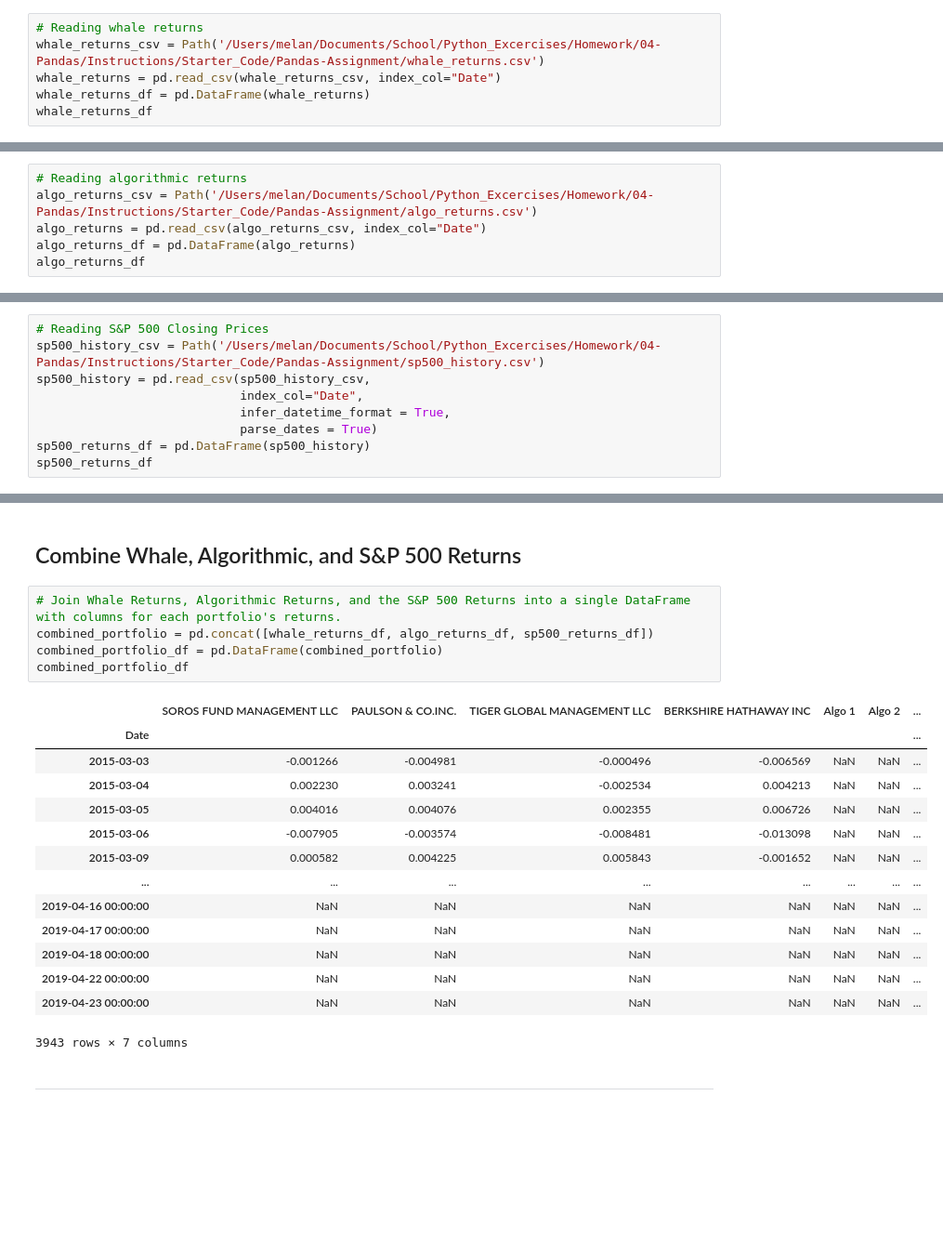
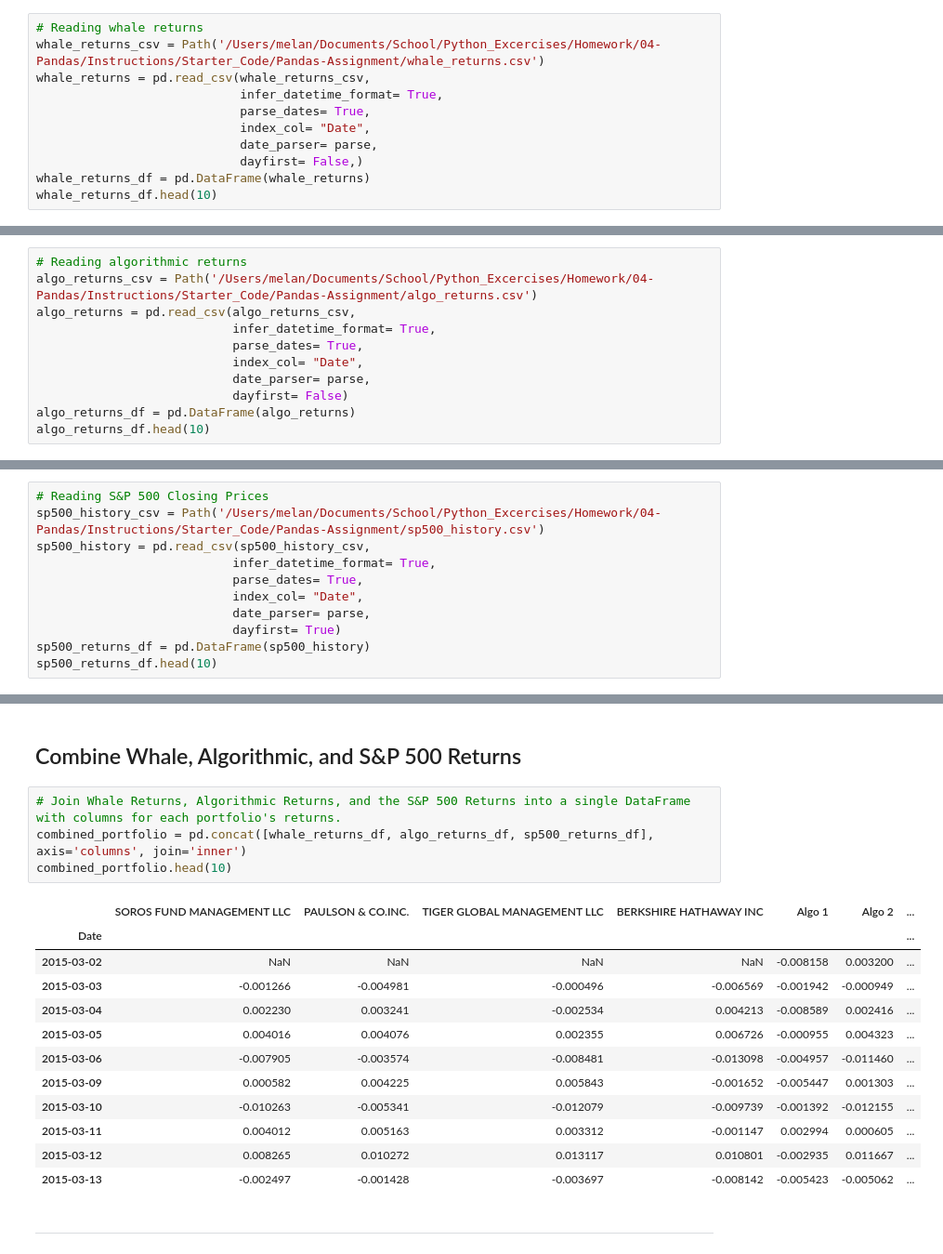
Before and after one commit to spla23/Pandas-Assignment, a Jupyter notebook: whale_analysis.ipynb, the cells around one changed output, grey strips where cells are left out. Shown at 93% size. Cells and saved outputs as stored; diff of their text form; blank space fills up the shorter version.

```diff
--- a/whale_analysis.ipynb
+++ b/whale_analysis.ipynb
@@ -30,9 +31,14 @@ Read the Whale Portfolio daily returns and clean the data
 # %%
 # Reading whale returns
 whale_returns_csv = Path('/Users/melan/Documents/School/Python_Excercises/Homework/04-Pandas/Instructions/Starter_Code/Pandas-Assignment/whale_returns.csv')
-whale_returns = pd.read_csv(whale_returns_csv, index_col="Date")
+whale_returns = pd.read_csv(whale_returns_csv,
+                            infer_datetime_format= True,
+                            parse_dates= True,
+                            index_col= "Date",
+                            date_parser= parse,
+                            dayfirst= False,)
 whale_returns_df = pd.DataFrame(whale_returns)
-whale_returns_df
+whale_returns_df.head(10)
 # %% [output]
 |  | SOROS FUND MANAGEMENT LLC | PAULSON & CO.INC. | TIGER GLOBAL MANAGEMENT LLC | BERKSHIRE HATHAWAY INC |
 | Date |  |  |  |  |
@@ -74,9 +78,14 @@ Read the algorithmic daily returns and clean the data
 # %%
 # Reading algorithmic returns
 algo_returns_csv = Path('/Users/melan/Documents/School/Python_Excercises/Homework/04-Pandas/Instructions/Starter_Code/Pandas-Assignment/algo_returns.csv')
-algo_returns = pd.read_csv(algo_returns_csv, index_col="Date")
+algo_returns = pd.read_csv(algo_returns_csv,
+                           infer_datetime_format= True,
+                           parse_dates= True,
+                           index_col= "Date",
+                           date_parser= parse,
+                           dayfirst= False)
 algo_returns_df = pd.DataFrame(algo_returns)
-algo_returns_df
+algo_returns_df.head(10)
 # %% [output]
 |  | Algo 1 | Algo 2 |
 | Date |  |  |
@@ -115,11 +122,13 @@ Read the S&P 500 historic closing prices and create a new daily returns DataFram
 # Reading S&P 500 Closing Prices
 sp500_history_csv = Path('/Users/melan/Documents/School/Python_Excercises/Homework/04-Pandas/Instructions/Starter_Code/Pandas-Assignment/sp500_history.csv')
 sp500_history = pd.read_csv(sp500_history_csv,
-                            index_col="Date",
-                            infer_datetime_format = True,
-                            parse_dates = True)
+                           infer_datetime_format= True,
+                           parse_dates= True,
+                           index_col= "Date",
+                           date_parser= parse,
+                           dayfirst= True)
 sp500_returns_df = pd.DataFrame(sp500_history)
-sp500_returns_df
+sp500_returns_df.head(10)
 # %% [output]
 |  | Close |
 | Date |  |
@@ -247,23 +244,20 @@ sp500_returns_df
 ## Combine Whale, Algorithmic, and S&P 500 Returns
 # %%
 # Join Whale Returns, Algorithmic Returns, and the S&P 500 Returns into a single DataFrame with columns for each portfolio's returns.
-combined_portfolio = pd.concat([whale_returns_df, algo_returns_df, sp500_returns_df])
-combined_portfolio_df = pd.DataFrame(combined_portfolio)
-combined_portfolio_df
+combined_portfolio = pd.concat([whale_returns_df, algo_returns_df, sp500_returns_df], axis='columns', join='inner')
+combined_portfolio.head(10)
 # %% [output]
 |  | SOROS FUND MANAGEMENT LLC | PAULSON & CO.INC. | TIGER GLOBAL MANAGEMENT LLC | BERKSHIRE HATHAWAY INC | Algo 1 | Algo 2 | ... |
 | Date |  |  |  |  |  |  | ... |
-| 2015-03-03 | -0.001266 | -0.004981 | -0.000496 | -0.006569 | NaN | NaN | ... |
-| 2015-03-04 | 0.002230 | 0.003241 | -0.002534 | 0.004213 | NaN | NaN | ... |
-| 2015-03-05 | 0.004016 | 0.004076 | 0.002355 | 0.006726 | NaN | NaN | ... |
-| 2015-03-06 | -0.007905 | -0.003574 | -0.008481 | -0.013098 | NaN | NaN | ... |
-| 2015-03-09 | 0.000582 | 0.004225 | 0.005843 | -0.001652 | NaN | NaN | ... |
-| ... | ... | ... | ... | ... | ... | ... | ... |
-| 2019-04-16 00:00:00 | NaN | NaN | NaN | NaN | NaN | NaN | ... |
-| 2019-04-17 00:00:00 | NaN | NaN | NaN | NaN | NaN | NaN | ... |
-| 2019-04-18 00:00:00 | NaN | NaN | NaN | NaN | NaN | NaN | ... |
-| 2019-04-22 00:00:00 | NaN | NaN | NaN | NaN | NaN | NaN | ... |
-| 2019-04-23 00:00:00 | NaN | NaN | NaN | NaN | NaN | NaN | ... |
+| 2015-03-02 | NaN | NaN | NaN | NaN | -0.008158 | 0.003200 | ... |
+| 2015-03-03 | -0.001266 | -0.004981 | -0.000496 | -0.006569 | -0.001942 | -0.000949 | ... |
+| 2015-03-04 | 0.002230 | 0.003241 | -0.002534 | 0.004213 | -0.008589 | 0.002416 | ... |
+| 2015-03-05 | 0.004016 | 0.004076 | 0.002355 | 0.006726 | -0.000955 | 0.004323 | ... |
+| 2015-03-06 | -0.007905 | -0.003574 | -0.008481 | -0.013098 | -0.004957 | -0.011460 | ... |
+| 2015-03-09 | 0.000582 | 0.004225 | 0.005843 | -0.001652 | -0.005447 | 0.001303 | ... |
+| 2015-03-10 | -0.010263 | -0.005341 | -0.012079 | -0.009739 | -0.001392 | -0.012155 | ... |
+| 2015-03-11 | 0.004012 | 0.005163 | 0.003312 | -0.001147 | 0.002994 | 0.000605 | ... |
+| 2015-03-12 | 0.008265 | 0.010272 | 0.013117 | 0.010801 | -0.002935 | 0.011667 | ... |
+| 2015-03-13 | -0.002497 | -0.001428 | -0.003697 | -0.008142 | -0.005423 | -0.005062 | ... |
-3943 rows × 7 columns
 # %% [markdown]
 ---
```
Also changed, not shown: parts of 19 cells of this notebook.
